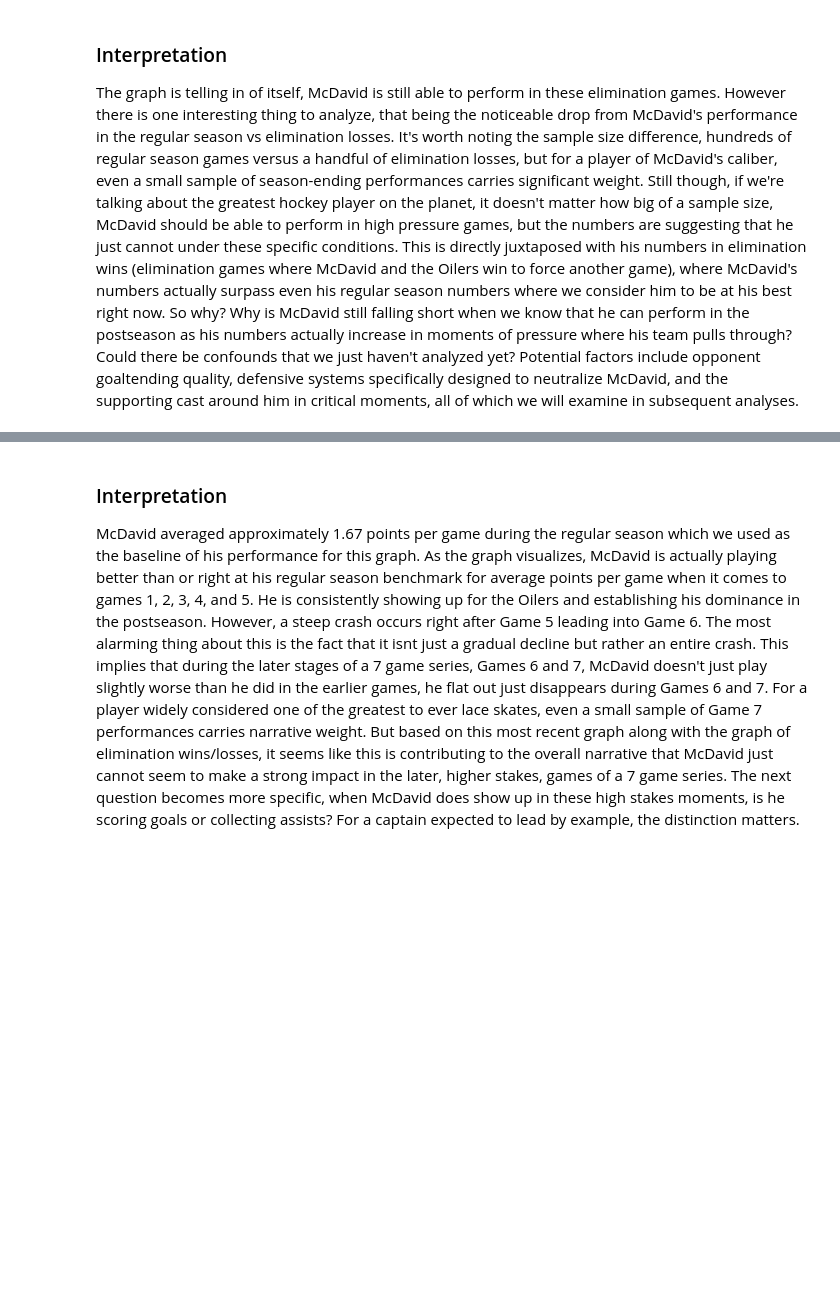
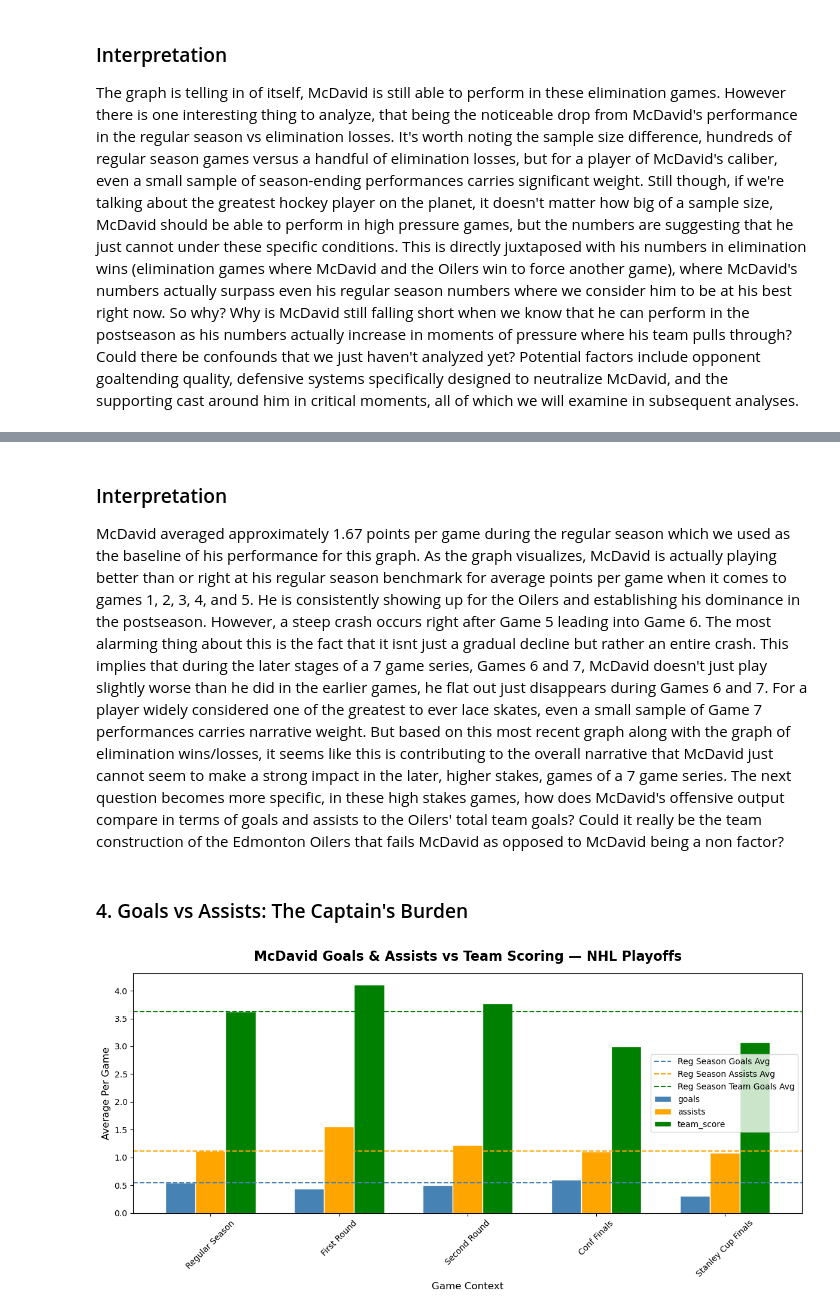
Before and after one commit to KylanHuynh7/Variance97, a Jupyter notebook: notebooks/01_data_loading_and_exploration.ipynb, the cells around one changed output, grey strips where cells are left out. Cells and saved outputs as stored; diff of their text form; code cells hidden in the pictures; blank space fills up the shorter version.

```diff
--- a/notebooks/01_data_loading_and_exploration.ipynb
+++ b/notebooks/01_data_loading_and_exploration.ipynb
@@ -257,3 +280,44 @@ plt.show()
 # %% [markdown]
 ### Interpretation
-McDavid averaged approximately 1.67 points per game during the regular season which we used as the baseline of his performance for this graph. As the graph visualizes, McDavid is actually playing better than or right at his regular season benchmark for average points per game when it comes to games 1, 2, 3, 4, and 5. He is consistently showing up for the Oilers and establishing his dominance in the postseason. However, a steep crash occurs right after Game 5 leading into Game 6. The most alarming thing about this is the fact that it isnt just a gradual decline but rather an entire crash. This implies that during the later stages of a 7 game series, Games 6 and 7, McDavid doesn't just play slightly worse than he did in the earlier games, he flat out just disappears during Games 6 and 7. For a player widely considered one of the greatest to ever lace skates, even a small sample of Game 7 performances carries narrative weight. But based on this most recent graph along with the graph of elimination wins/losses, it seems like this is contributing to the overall narrative that McDavid just cannot seem to make a strong impact in the later, higher stakes, games of a 7 game series. The next question becomes more specific, when McDavid does show up in these high stakes moments, is he scoring goals or collecting assists? For a captain expected to lead by example, the distinction matters.
+McDavid averaged approximately 1.67 points per game during the regular season which we used as the baseline of his performance for this graph. As the graph visualizes, McDavid is actually playing better than or right at his regular season benchmark for average points per game when it comes to games 1, 2, 3, 4, and 5. He is consistently showing up for the Oilers and establishing his dominance in the postseason. However, a steep crash occurs right after Game 5 leading into Game 6. The most alarming thing about this is the fact that it isnt just a gradual decline but rather an entire crash. This implies that during the later stages of a 7 game series, Games 6 and 7, McDavid doesn't just play slightly worse than he did in the earlier games, he flat out just disappears during Games 6 and 7. For a player widely considered one of the greatest to ever lace skates, even a small sample of Game 7 performances carries narrative weight. But based on this most recent graph along with the graph of elimination wins/losses, it seems like this is contributing to the overall narrative that McDavid just cannot seem to make a strong impact in the later, higher stakes, games of a 7 game series. The next question becomes more specific, in these high stakes games, how does McDavid's offensive output compare in terms of goals and assists to the Oilers' total team goals? Could it really be the team construction of the Edmonton Oilers that fails McDavid as opposed to McDavid being a non factor?
+# %% [markdown]
+### 4. Goals vs Assists: The Captain's Burden
+# %%
+reg_season_goals = nhl_context_avg.loc['regular_season', 'goals']
+reg_season_assists = nhl_context_avg.loc['regular_season', 'assists']
+reg_season_team_goals = nhl_context_avg.loc['regular_season', 'team_score']
+
+reindexed_nhl_avg = nhl_context_avg.reindex(nhl_order)[['goals', 'assists', 'team_score']]
+
+fig, ax = plt.subplots(figsize=(12, 6))
+
+reindexed_nhl_avg.plot(
+    kind='bar',
+    ax=ax,
+    edgecolor='white',
+    width=0.7,
+    color=['steelblue', 'orange', 'green']
+)
+
+ax.set_title('McDavid Goals & Assists vs Team Scoring — NHL Playoffs', fontsize=16, fontweight='bold', pad=15)
+ax.set_xlabel('Game Context', fontsize=12)
+ax.set_ylabel('Average Per Game', fontsize=12)
+ax.tick_params(axis='x', rotation=45)
+
+ax.axhline(y=reg_season_goals,
+           color='steelblue', linestyle='--', linewidth=1.5,
+           label='Reg Season Goals Avg')
+ax.axhline(y=reg_season_assists,
+           color='orange', linestyle='--', linewidth=1.5,
+           label='Reg Season Assists Avg')
+ax.axhline(y=reg_season_team_goals,
+           color='green', linestyle='--', linewidth=1.5,
+           label='Reg Season Team Goals Avg')
+
+ax.set_xticklabels([label.get_text().replace('_', ' ').title()
+                    for label in ax.get_xticklabels()])
+ax.legend()
+plt.tight_layout()
+plt.show()
+# %% [output]
+[figure, added]
```
Also changed, not shown: parts of 22 cells of this notebook.
